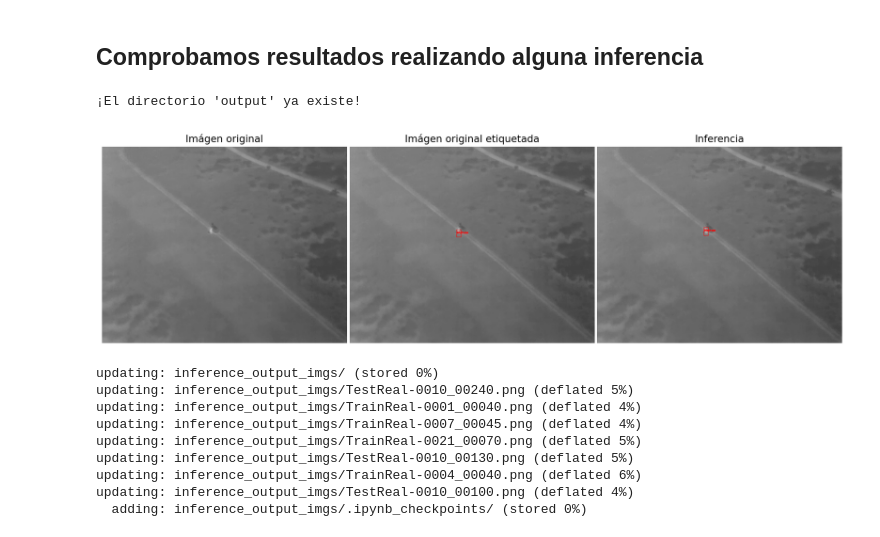
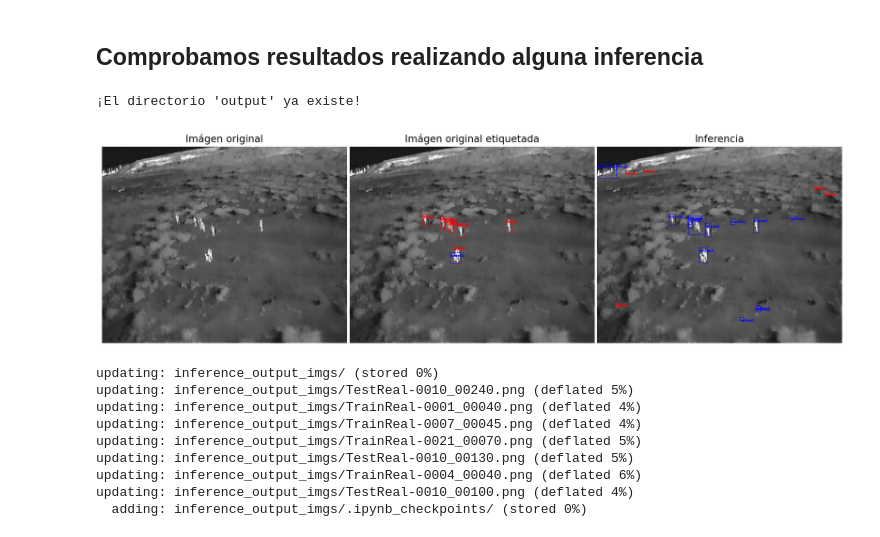
Before and after one commit to jesusBV20/UAV_IR_Surveillance, a Jupyter notebook: train_example.ipynb, the cells around one changed output. Drawn from its saved outputs; the diff is of its cells as text; code cells hidden in the pictures.

```diff
--- a/train_example.ipynb
+++ b/train_example.ipynb
@@ -261,9 +261,9 @@ transforms = get_transform()
 
 # Seleccionamos el vídeo y el frame
 data_path = TRAIN_REAL_DATA_PATH
-#data_path = TEST_DATA_PATH
-movie_id = 21
-frame = 400
+data_path = TEST_DATA_PATH
+movie_id = 15
+frame = 200
 
 dataset = BIRDSAIDataset(data_path, transforms)
 frame_init, frame_end, n_frames = dataset.getMovieBoxInfo(movie_id)
@@ -277,7 +277,7 @@ num_classes = 3
 model = get_tunned_model(num_classes)
 
 model.to(device)
-model.load_state_dict(torch.load(os.path.join(OUTPUT_MODEL_PATH, "model_AUVIR_v0.3.pt")))
+model.load_state_dict(torch.load(os.path.join(OUTPUT_MODEL_PATH, "model_AUVIR_v0.4.pt")))
 
 # Inferimos
 model_eval = model.eval()
@@ -297,34 +297,34 @@ img_box = imgBoxes(img, outputs[0]["boxes"], outputs[0]["labels"], outputs[0]["s
 fig = plt.figure(figsize=FIGSIZE, dpi=RES/FIGSIZE[0])
 ax1, ax2, ax3 = fig.subplots(1,3)
 plt.subplots_adjust(wspace=0.01)
 
 ax1.axis('off')
 ax2.axis("off")
 ax3.axis("off")
 
 ax1.set_title("Imágen original")
 ax2.set_title("Imágen original etiquetada")
 ax3.set_title("Inferencia")
 
 ax1.imshow(img)
 ax2.imshow(img_box_real)
 ax3.imshow(img_box)
 
 if data_path == TRAIN_REAL_DATA_PATH:
     dataset_label = "TrainReal"
 elif data_path == TEST_DATA_PATH:
     dataset_label = "TestReal"
 elif data_path == TRAIN_SIM_DATA_PATH:
     dataset_label = "TrainSim"
 
 file_name = "{}-{}_{}.png".format(dataset_label, str(movie_id).zfill(4), str(frame).zfill(5))
 
 plt.savefig(os.path.join(OUTPUT_INFERENCE_PATH, file_name),
             bbox_inches='tight', pad_inches = 0.1)
 plt.show()
 # %% [output]
 ¡El directorio 'output' ya existe!
-[figure, old version]
+[figure, new version]
 # %%
 # #####################################################
 # # Si se ejecuta desde colab, descomentar esta celda #
```
Also changed, not shown: parts of 5 cells of this notebook, 5 other files.
